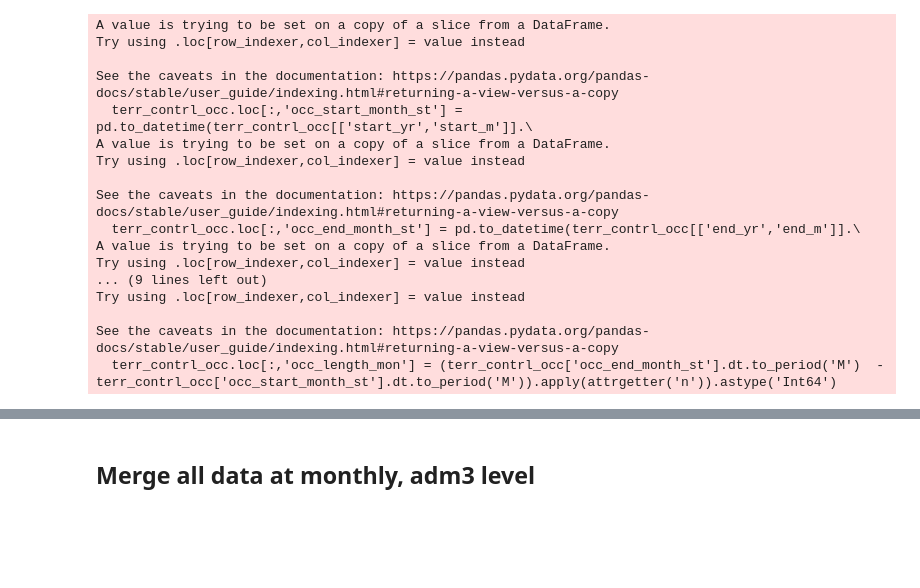
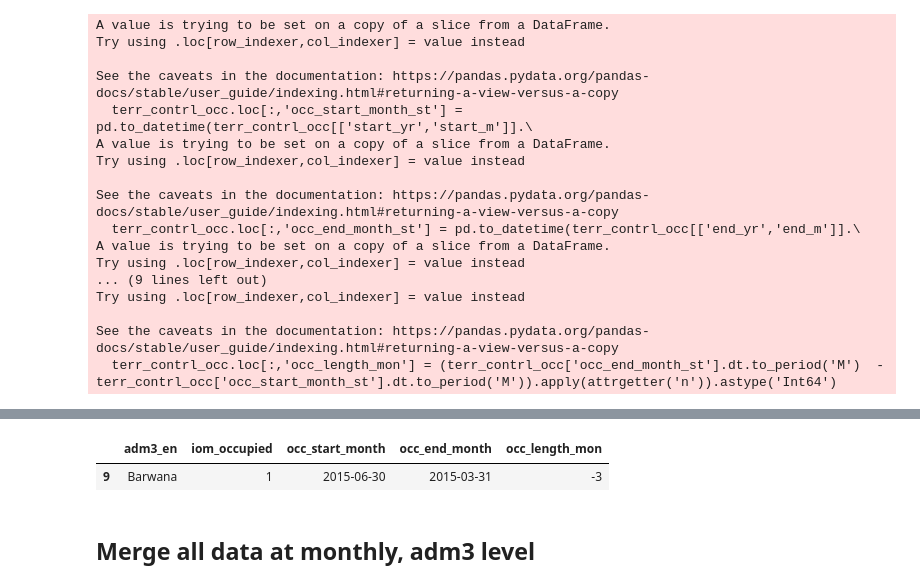
Before and after one commit to natalie-ayers/Iraq-post-conflict-rebel-governance, a Jupyter notebook: merge_datasets_adm3.ipynb, the cells around one changed output, grey strips where cells are left out. Drawn from its saved outputs; the diff is of its cells as text; code cells hidden in the pictures; blank space fills up the shorter version.

```diff
--- a/merge_datasets_adm3.ipynb
+++ b/merge_datasets_adm3.ipynb
@@ -117,3 +102,8 @@ terr_control_full
+# %%
+terr_control_full[terr_control_full['adm3_en']=='Barwana']
+# %% [output]
+|  | adm3_en | iom_occupied | occ_start_month | occ_end_month | occ_length_mon |
+| 9 | Barwana | 1 | 2015-06-30 | 2015-03-31 | -3 |
 # %%
 # obtain desired info from IOM
 iom_data_filt = iom_data.loc[:,('LocationID','DateofInterview','Q1.10 IsLocationInDisputedArea',
```
Also changed, not shown: parts of 2 cells of this notebook, 15 other files.
